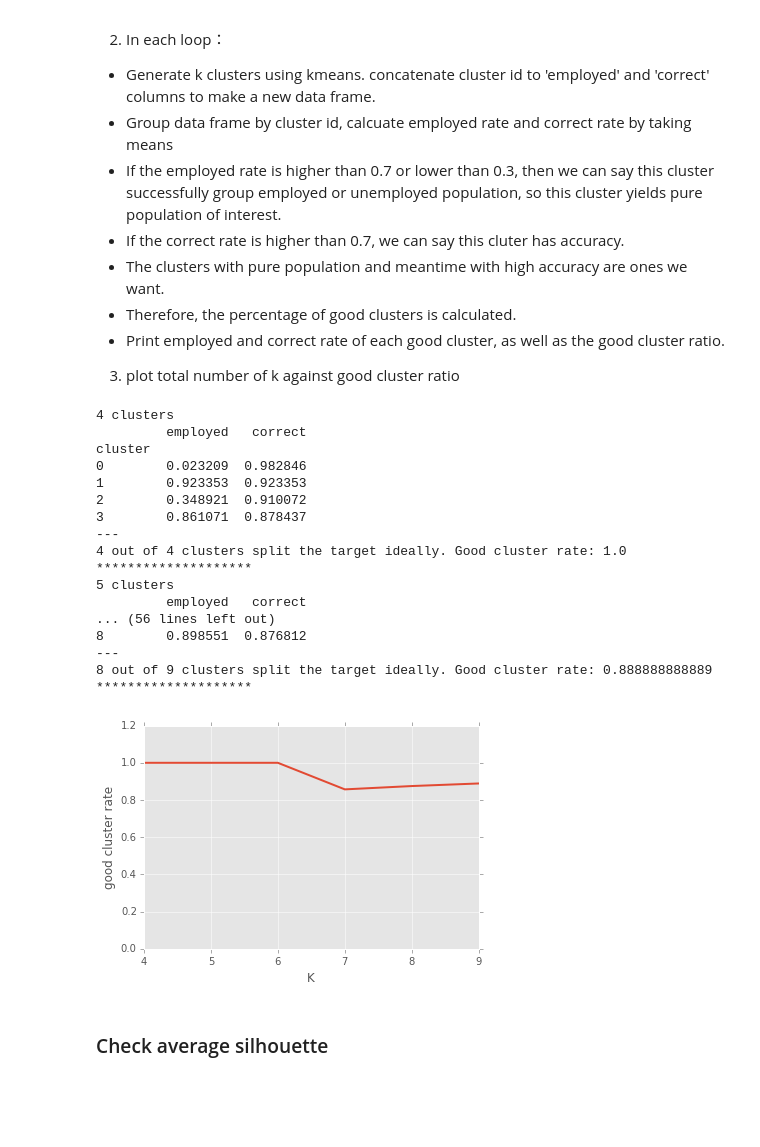
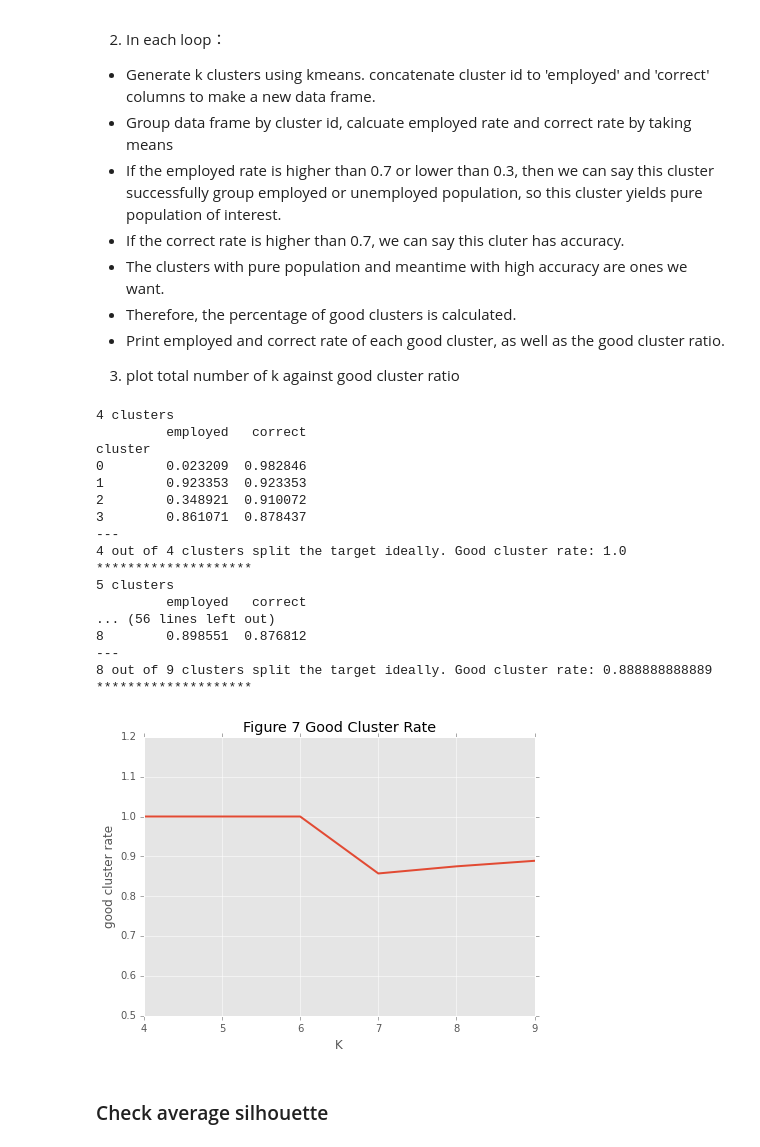
Before and after one commit to banjopickin/women_workforce, a Jupyter notebook: step5_cluster_fc.ipynb, the cells around one changed output. Saved outputs shown, nothing was run; the diff lists cells and outputs as text; code cells hidden in the pictures; blank space fills up the shorter version.

```diff
--- a/step5_cluster_fc.ipynb
+++ b/step5_cluster_fc.ipynb
@@ -79,26 +82,29 @@ To determine which k for kmeans. I wrote a function to check kmeans cluster perf
   * Print employed and correct rate of each good cluster, as well as the good cluster ratio.
 
 3. plot total number of k against good cluster ratio
-# %%
-km_emp_mean(fc_pca,10,fc_df.employed,fc_df.correct)
-# %% [output]
-4 clusters
-         employed   correct
-cluster
-0        0.023209  0.982846
-1        0.923353  0.923353
-2        0.348921  0.910072
-3        0.861071  0.878437
----
-4 out of 4 clusters split the target ideally. Good cluster rate: 1.0
-********************
-5 clusters
-         employed   correct
-... (56 lines left out)
-8        0.898551  0.876812
----
-8 out of 9 clusters split the target ideally. Good cluster rate: 0.888888888889
-********************
-[figure, removed]
+# %%
+plt.figure(figsize=(7,5))
+km_emp_mean(fc_pca,10,fc_df.employed,fc_df.correct)
+plt.title('Figure 7 Good Cluster Rate')
+plt.savefig('imgs/figure7_good_rate')
+# %% [output]
+4 clusters
+         employed   correct
+cluster
+0        0.023209  0.982846
+1        0.923353  0.923353
+2        0.348921  0.910072
+3        0.861071  0.878437
+---
+4 out of 4 clusters split the target ideally. Good cluster rate: 1.0
+********************
+5 clusters
+         employed   correct
+... (56 lines left out)
+8        0.898551  0.876812
+---
+8 out of 9 clusters split the target ideally. Good cluster rate: 0.888888888889
+********************
+[figure, added]
 # %% [markdown]
 ### Check average silhouette
```
Also changed, not shown: parts of 4 cells of this notebook, 5 other files.
